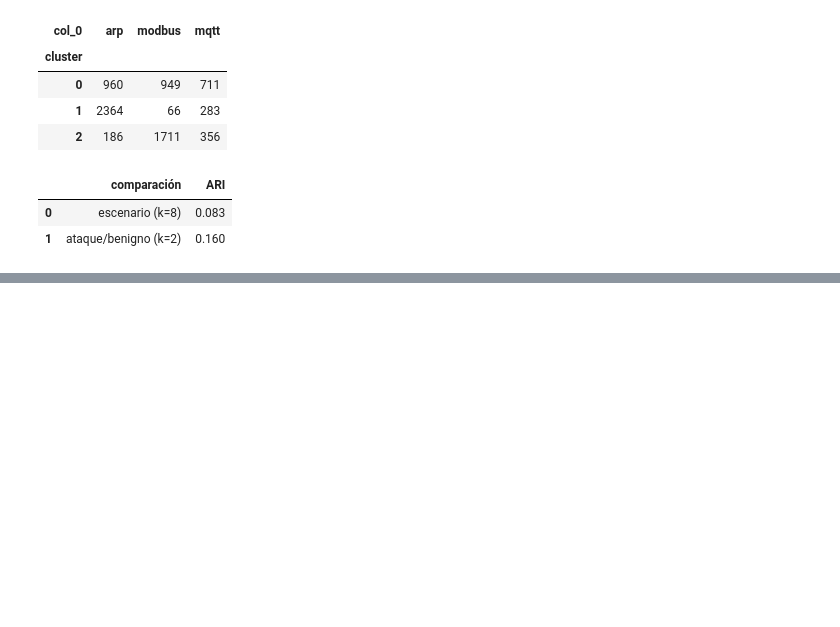
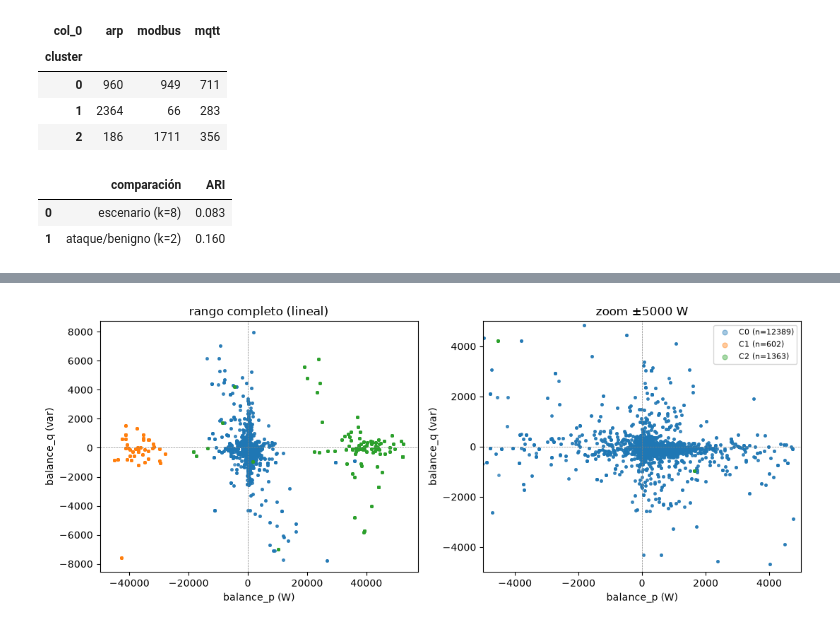
Before and after one commit to maxiricalde/data4cyber, a Jupyter notebook: Colab/NOSUPERVISADO.ipynb, the cells around one changed output, grey strips where cells are left out. Saved outputs shown, nothing was run; the diff lists cells and outputs as text; code cells hidden in the pictures; blank space fills up the shorter version.

```diff
--- a/Colab/NOSUPERVISADO.ipynb
+++ b/Colab/NOSUPERVISADO.ipynb
@@ -725,0 +935,35 @@ plt.show()
+# %%
+
+import numpy as np
+
+valores = X_inv.to_numpy(dtype=float)
+col_p = X_inv.columns.get_loc("balance_p")
+col_q = X_inv.columns.get_loc("balance_q")
+clusters = [c for c in np.unique(etiquetas) if c != -1]
+colores = plt.get_cmap("tab10").colors
+
+fig, (eje_ctx, eje_zoom) = plt.subplots(1, 2, figsize=(11, 4.5))
+for eje in (eje_ctx, eje_zoom):
+    for k, c in enumerate(clusters):
+        en = etiquetas == c
+        eje.scatter(valores[en, col_p], valores[en, col_q], s=6, alpha=0.4,
+                    c=[colores[k % 10]], label=f"C{c} (n={int(en.sum())})")
+    if -1 in etiquetas:
+        en = etiquetas == -1
+        eje.scatter(valores[en, col_p], valores[en, col_q], s=6, alpha=0.25,
+                    c="lightgray", label=f"ruido (n={int(en.sum())})")
+    eje.axhline(0, color="gray", lw=0.5, ls="--")
+    eje.axvline(0, color="gray", lw=0.5, ls="--")
+    eje.set_xlabel("balance_p (W)")
+    eje.set_ylabel("balance_q (var)")
+
+eje_ctx.set_title("rango completo (lineal)")
+lim = 5000
+eje_zoom.set_xlim(-lim, lim)
+eje_zoom.set_ylim(-lim, lim)
+eje_zoom.set_title(f"zoom ±{lim} W")
+eje_zoom.legend(markerscale=2, fontsize=8)
+plt.tight_layout()
+plt.show()
+# %% [output]
+[figure, added]
```
Also changed, not shown: parts of 23 cells of this notebook.
